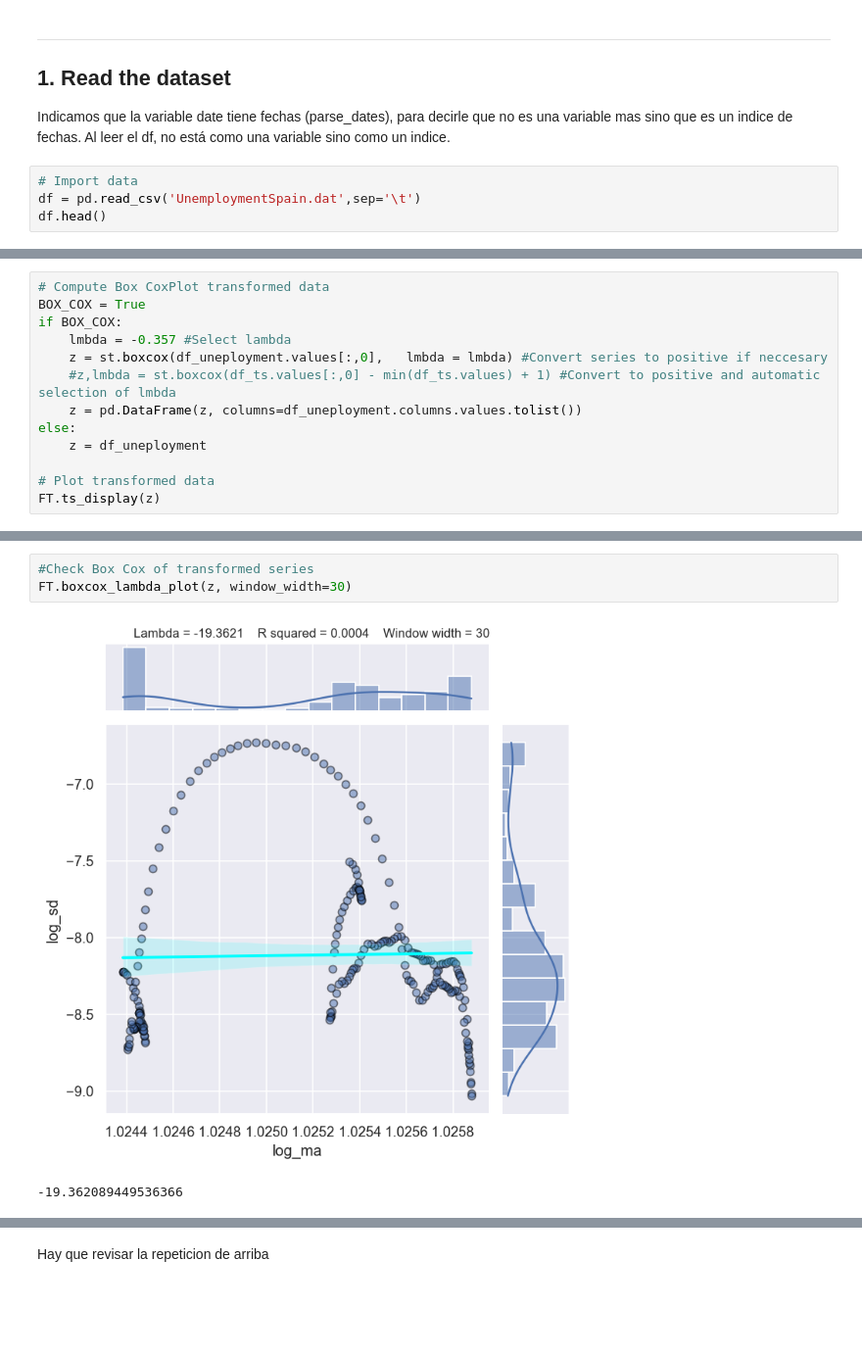
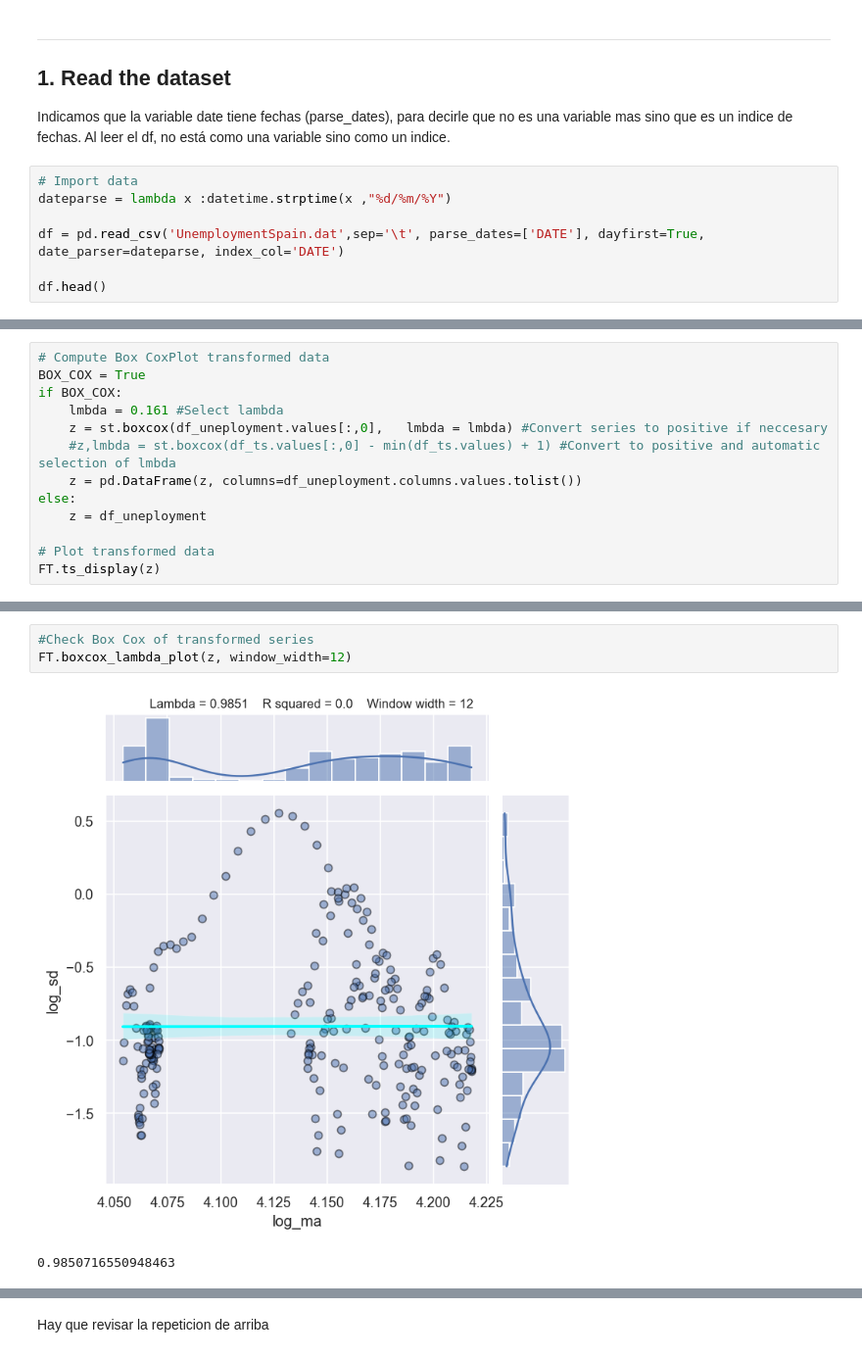
Before and after one commit to MartaSimon/ML_A2, a Jupyter notebook: scriptMarta.ipynb, the cells around one changed output, grey strips where cells are left out. Shown at 98% size. Drawn from its saved outputs; the diff is of its cells as text; blank space fills up the shorter version.

```diff
--- a/scriptMarta.ipynb
+++ b/scriptMarta.ipynb
@@ -54,6 +54,9 @@ torch installation could not be found, only numpy activation functions allowed
 Indicamos que la variable date tiene fechas (parse_dates), para decirle que no es una variable mas sino que es un indice de fechas. Al leer el df, no está como una variable sino como un indice.
 # %%
 # Import data
-df = pd.read_csv('UnemploymentSpain.dat',sep='\t')
+dateparse = lambda x :datetime.strptime(x ,"%d/%m/%Y")
+
+df = pd.read_csv('UnemploymentSpain.dat',sep='\t', parse_dates=['DATE'], dayfirst=True, date_parser=dateparse, index_col='DATE')
+
 df.head()
 # %% [output]
@@ -117,7 +129,7 @@ FT.boxcox_lambda_plot(df_uneployment, window_width=30)
 # Compute Box CoxPlot transformed data
 BOX_COX = True
 if BOX_COX:
-    lmbda = -0.357 #Select lambda
+    lmbda = 0.161 #Select lambda
     z = st.boxcox(df_uneployment.values[:,0],   lmbda = lmbda) #Convert series to positive if neccesary
     #z,lmbda = st.boxcox(df_ts.values[:,0] - min(df_ts.values) + 1) #Convert to positive and automatic selection of lmbda
     z = pd.DataFrame(z, columns=df_uneployment.columns.values.tolist())
@@ -131,6 +143,6 @@ FT.ts_display(z)
 # %%
 #Check Box Cox of transformed series
-FT.boxcox_lambda_plot(z, window_width=30)
+FT.boxcox_lambda_plot(z, window_width=12)
 # %% [output]
-[figure, old version]
+[figure, new version]
--19.362089449536366
+0.9850716550948463
```
Also changed, not shown: parts of 22 cells of this notebook.
